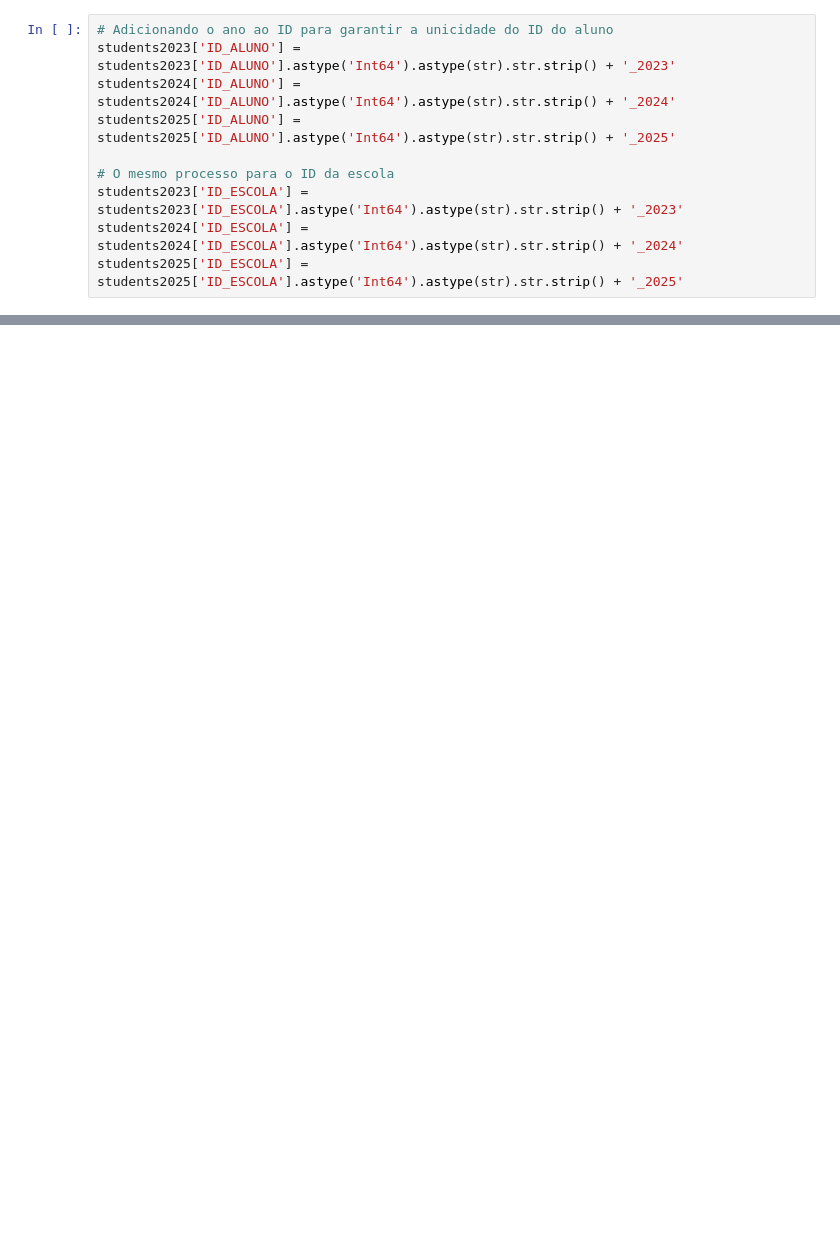
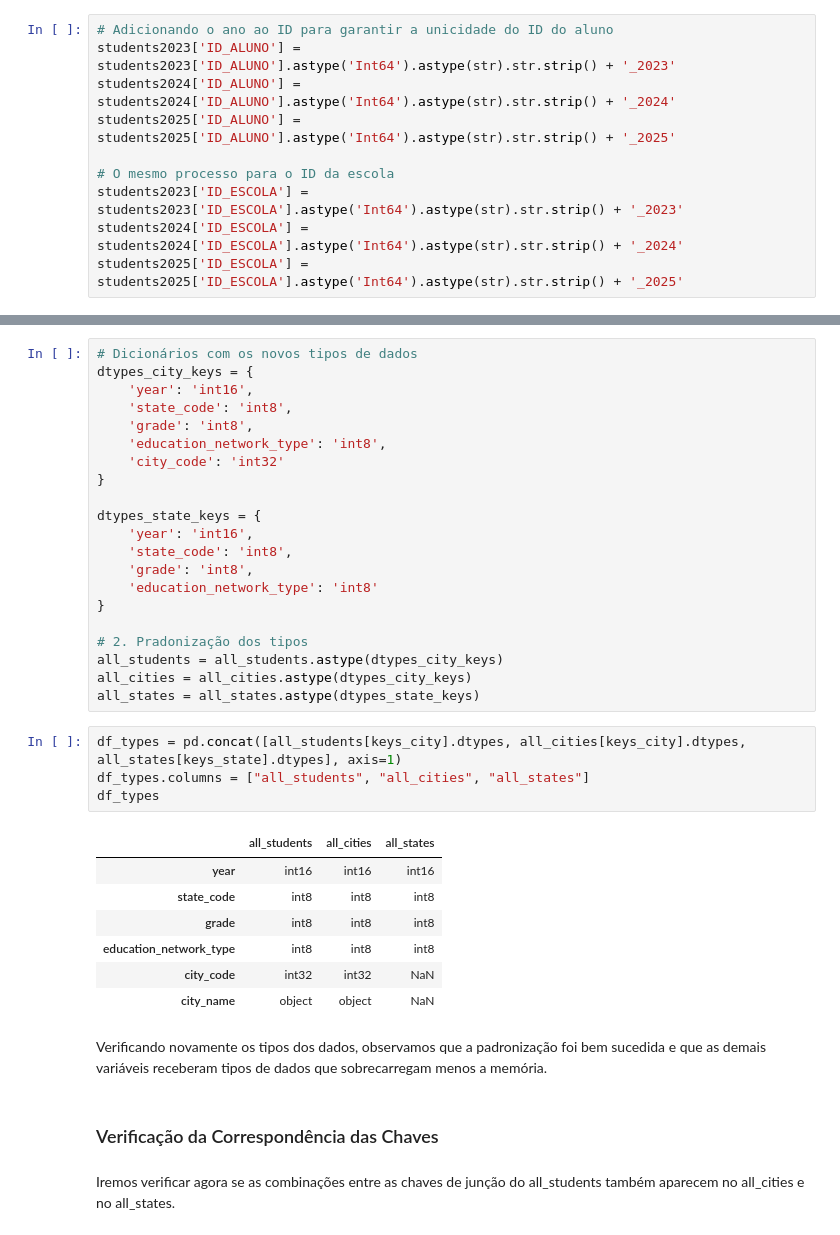
Before and after one commit to 1IAST-G29/tech-challenge-fase3, a Jupyter notebook: src/data/notebooks/eda.ipynb, the cells around one changed output, grey strips where cells are left out. Drawn from its saved outputs; the diff is of its cells as text; blank space fills up the shorter version.

```diff
--- a/src/data/notebooks/eda.ipynb
+++ b/src/data/notebooks/eda.ipynb
@@ -262,0 +366,39 @@ dtype: int64
+# %%
+# Dicionários com os novos tipos de dados
+dtypes_city_keys = {
+    'year': 'int16',
+    'state_code': 'int8',
+    'grade': 'int8',
+    'education_network_type': 'int8',
+    'city_code': 'int32'
+}
+
+dtypes_state_keys = {
+    'year': 'int16',
+    'state_code': 'int8',
+    'grade': 'int8',
+    'education_network_type': 'int8'
+}
+
+# 2. Pradonização dos tipos
+all_students = all_students.astype(dtypes_city_keys)
+all_cities = all_cities.astype(dtypes_city_keys)
+all_states = all_states.astype(dtypes_state_keys)
+# %%
+df_types = pd.concat([all_students[keys_city].dtypes, all_cities[keys_city].dtypes, all_states[keys_state].dtypes], axis=1)
+df_types.columns = ["all_students", "all_cities", "all_states"]
+df_types
+# %% [output]
+|  | all_students | all_cities | all_states |
+| year | int16 | int16 | int16 |
+| state_code | int8 | int8 | int8 |
+| grade | int8 | int8 | int8 |
+| education_network_type | int8 | int8 | int8 |
+| city_code | int32 | int32 | NaN |
+| city_name | object | object | NaN |
+# %% [markdown]
+Verificando novamente os tipos dos dados, observamos que a padronização foi bem sucedida e que as demais variáveis receberam tipos de dados que sobrecarregam menos a memória.
+# %% [markdown]
+### Verificação da Correspondência das Chaves
+# %% [markdown]
+Iremos verificar agora se as combinações entre as chaves de junção do all_students também aparecem no all_cities e no all_states.
```
Also changed, not shown: parts of 95 cells of this notebook, 4 other files.
